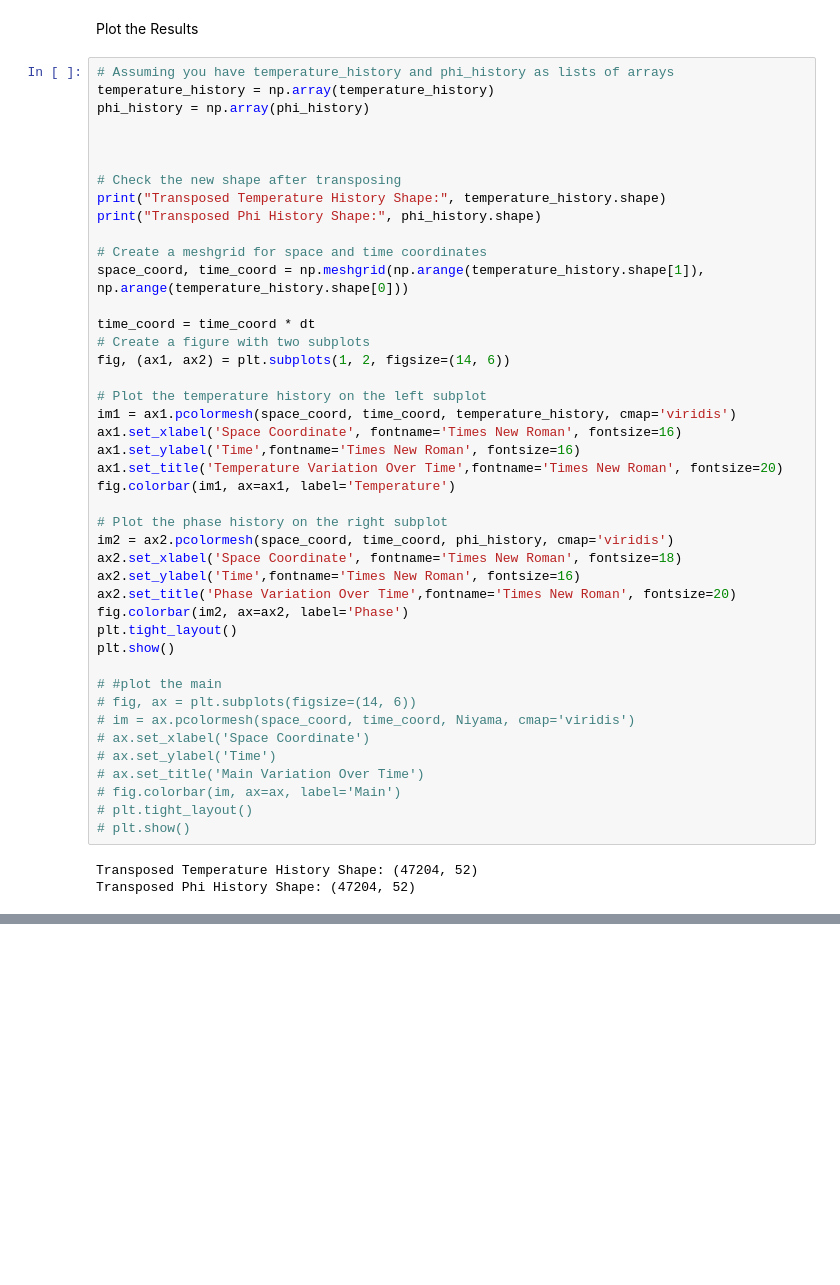
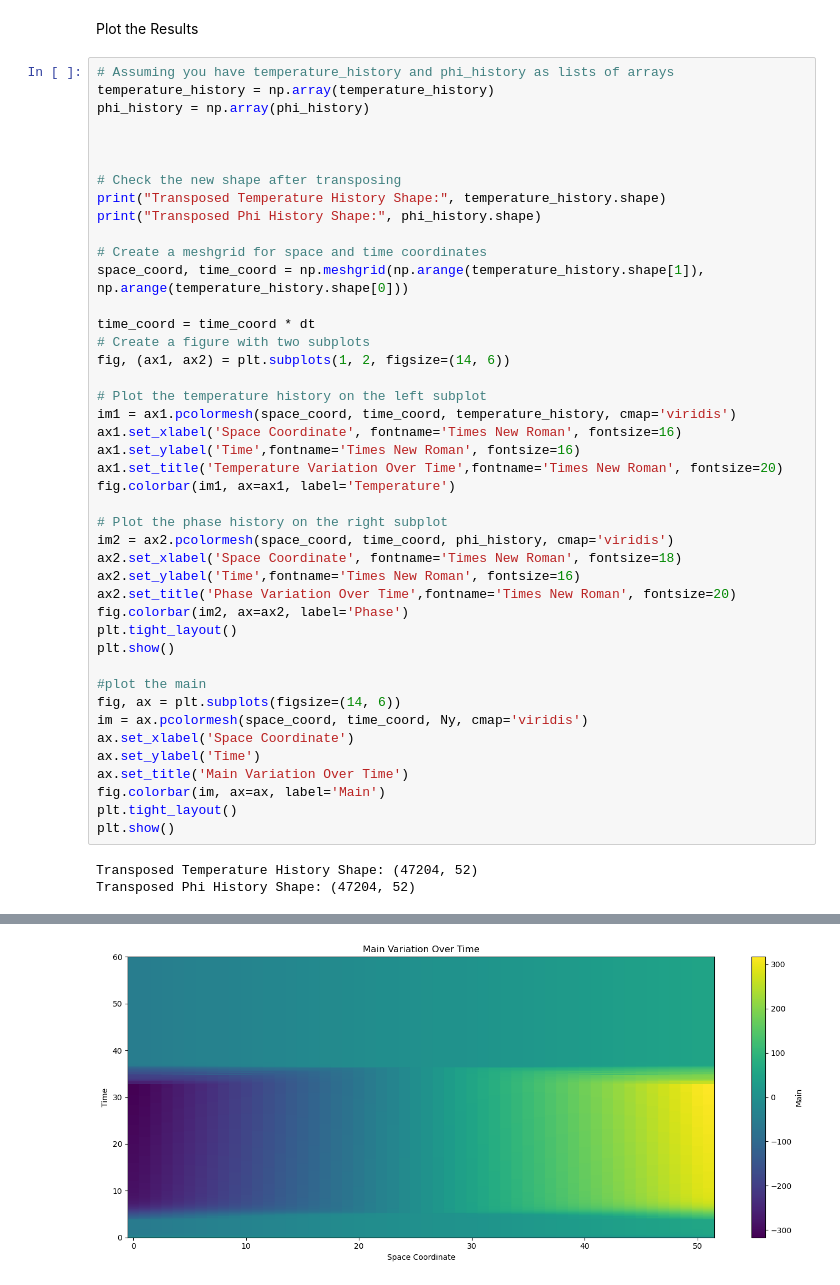
Before and after one commit to radhikrammohan/1D_HT_Pinn, a Jupyter notebook: Data_prep/1D_SVR/DOE/1D_HT_nue2.ipynb, the cells around one changed output, grey strips where cells are left out. Cells and saved outputs as stored; diff of their text form; blank space fills up the shorter version.

Commit message:
new updates with graphs of the results

```diff
--- a/Data_prep/1D_SVR/DOE/1D_HT_nue2.ipynb
+++ b/Data_prep/1D_SVR/DOE/1D_HT_nue2.ipynb
@@ -294,39 +326,40 @@ phi_history = np.array(phi_history)
 print("Transposed Temperature History Shape:", temperature_history.shape)
 print("Transposed Phi History Shape:", phi_history.shape)
 
 # Create a meshgrid for space and time coordinates
 space_coord, time_coord = np.meshgrid(np.arange(temperature_history.shape[1]), np.arange(temperature_history.shape[0]))
 
 time_coord = time_coord * dt
 # Create a figure with two subplots
 fig, (ax1, ax2) = plt.subplots(1, 2, figsize=(14, 6))
 
 # Plot the temperature history on the left subplot
 im1 = ax1.pcolormesh(space_coord, time_coord, temperature_history, cmap='viridis')
 ax1.set_xlabel('Space Coordinate', fontname='Times New Roman', fontsize=16)
 ax1.set_ylabel('Time',fontname='Times New Roman', fontsize=16)
 ax1.set_title('Temperature Variation Over Time',fontname='Times New Roman', fontsize=20)
 fig.colorbar(im1, ax=ax1, label='Temperature')
 
 # Plot the phase history on the right subplot
 im2 = ax2.pcolormesh(space_coord, time_coord, phi_history, cmap='viridis')
 ax2.set_xlabel('Space Coordinate', fontname='Times New Roman', fontsize=18)
 ax2.set_ylabel('Time',fontname='Times New Roman', fontsize=16)
 ax2.set_title('Phase Variation Over Time',fontname='Times New Roman', fontsize=20)
 fig.colorbar(im2, ax=ax2, label='Phase')
 plt.tight_layout()
 plt.show()
 
-# #plot the main
-# fig, ax = plt.subplots(figsize=(14, 6))
-# im = ax.pcolormesh(space_coord, time_coord, Niyama, cmap='viridis')
-# ax.set_xlabel('Space Coordinate')
-# ax.set_ylabel('Time')
-# ax.set_title('Main Variation Over Time')
-# fig.colorbar(im, ax=ax, label='Main')
-# plt.tight_layout()
-# plt.show()
+#plot the main
+fig, ax = plt.subplots(figsize=(14, 6))
+im = ax.pcolormesh(space_coord, time_coord, Ny, cmap='viridis')
+ax.set_xlabel('Space Coordinate')
+ax.set_ylabel('Time')
+ax.set_title('Main Variation Over Time')
+fig.colorbar(im, ax=ax, label='Main')
+plt.tight_layout()
+plt.show()
 # %% [output]
 Transposed Temperature History Shape: (47204, 52)
 Transposed Phi History Shape: (47204, 52)
 [figure]
+[figure, added]
```
Also changed, not shown: parts of 2 cells of this notebook, 6 other files.
